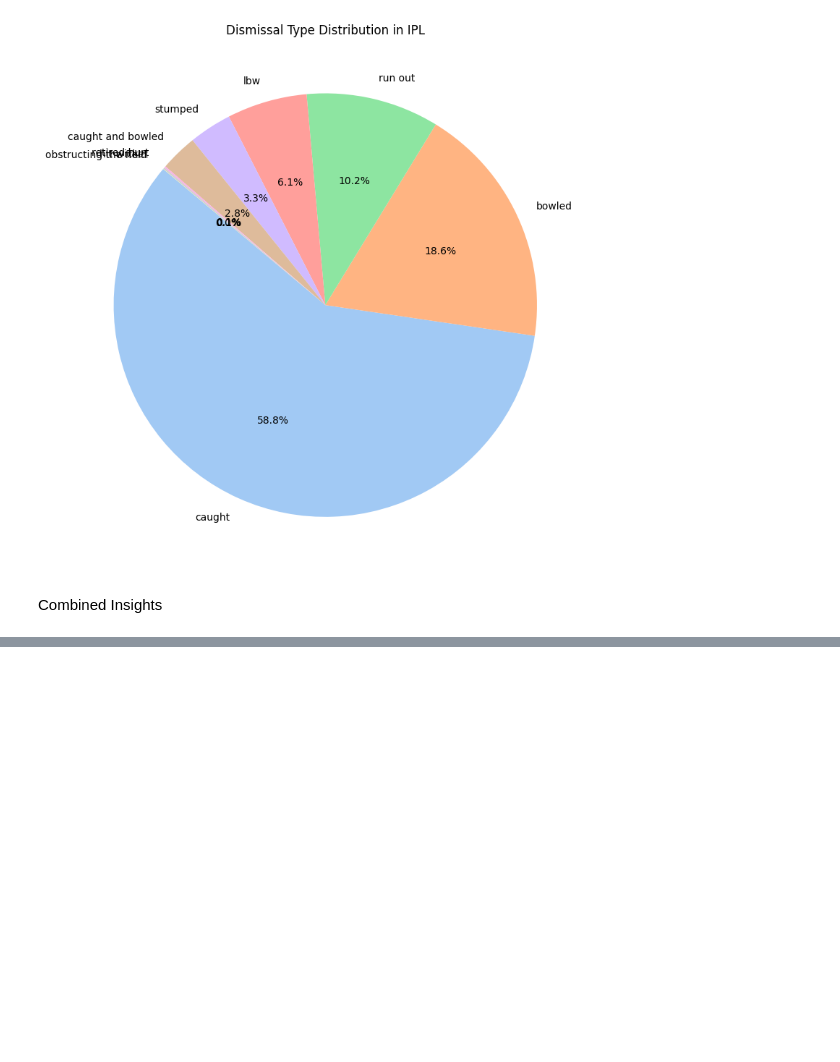
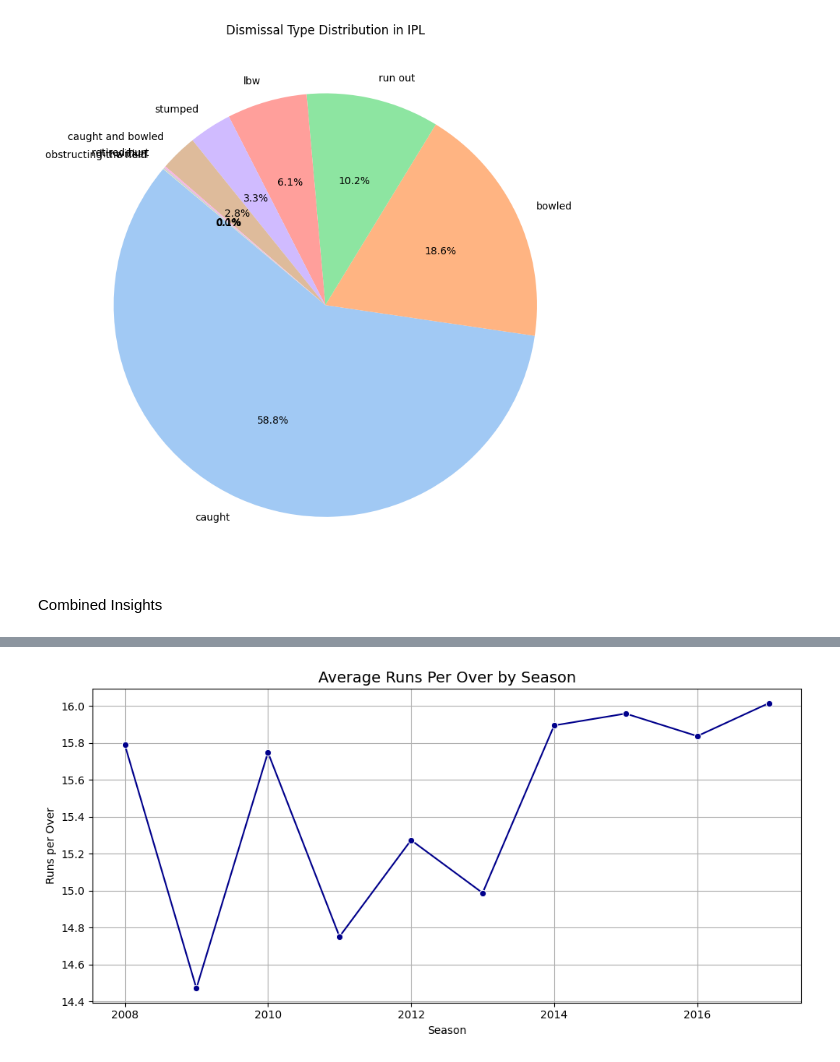
Before and after one commit to YuvanVarshith/Indian_Premier_League_dateset, a Jupyter notebook: notebooks/ipl_eda_analysis.ipynb, the cells around one changed output, grey strips where cells are left out. Cells and saved outputs as stored; diff of their text form; code cells hidden in the pictures; blank space fills up the shorter version.

```diff
--- a/notebooks/ipl_eda_analysis.ipynb
+++ b/notebooks/ipl_eda_analysis.ipynb
@@ -340,0 +433,22 @@ df1
+# %%
+# What is the average number of runs scored per over across all seasons?
+total_runs_scored_all_seasons =df3['total_runs'].sum()
+total_unique_overs = df3[['match_id', 'over']].drop_duplicates().shape[0]
+average_runs_per_over = total_runs_scored_all_seasons / total_unique_overs
+
+
+# Calculate average runs per over by season
+runs_per_over = df3.groupby(['season', 'match_id', 'over'])['total_runs'].sum().reset_index()
+avg_runs_per_over_by_season = runs_per_over.groupby('season')['total_runs'].mean().reset_index()
+
+# Plotting the trend
+plt.figure(figsize=(10, 5))
+sns.lineplot(data=avg_runs_per_over_by_season, x='season', y='total_runs', marker='o', color='darkblue')
+plt.title("Average Runs Per Over by Season", fontsize=14)
+plt.ylabel("Runs per Over")
+plt.xlabel("Season")
+plt.grid(True)
+plt.tight_layout()
+plt.show()
+# %% [output]
+[figure, added]
```
Also changed, not shown: parts of 10 cells of this notebook.
